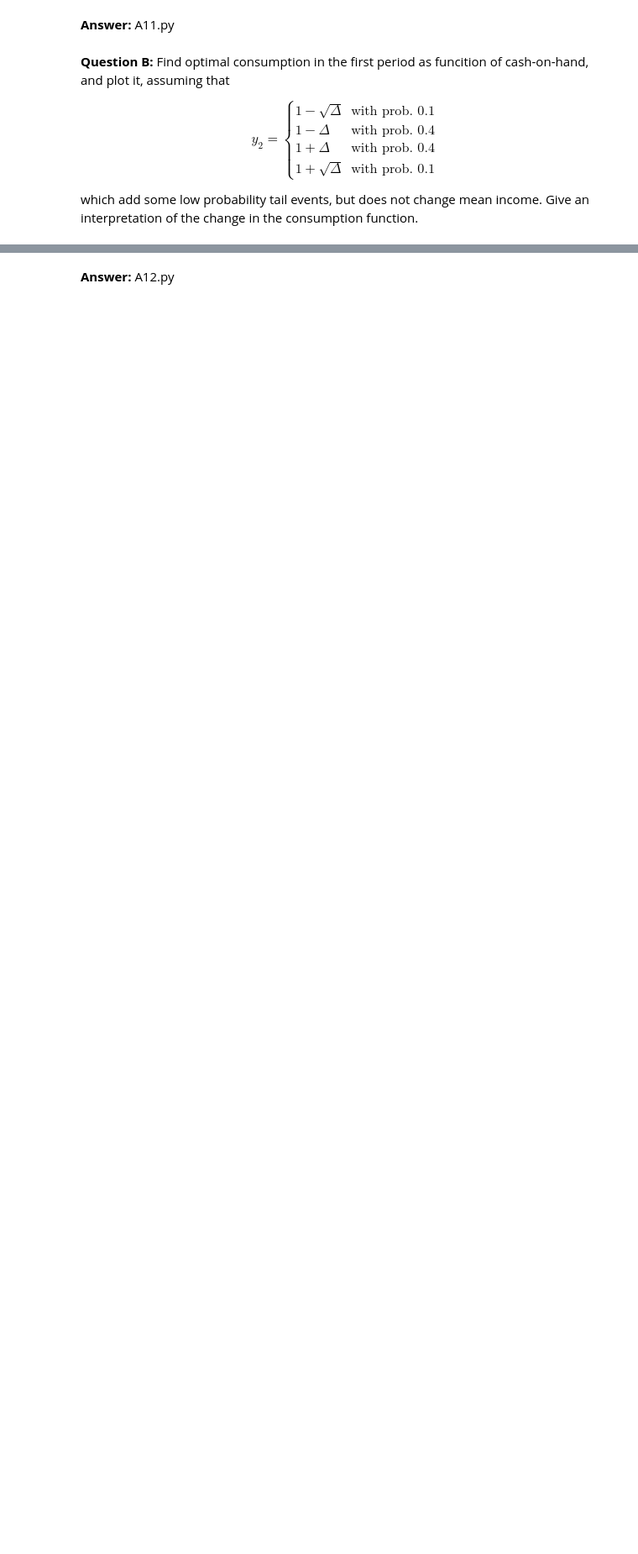
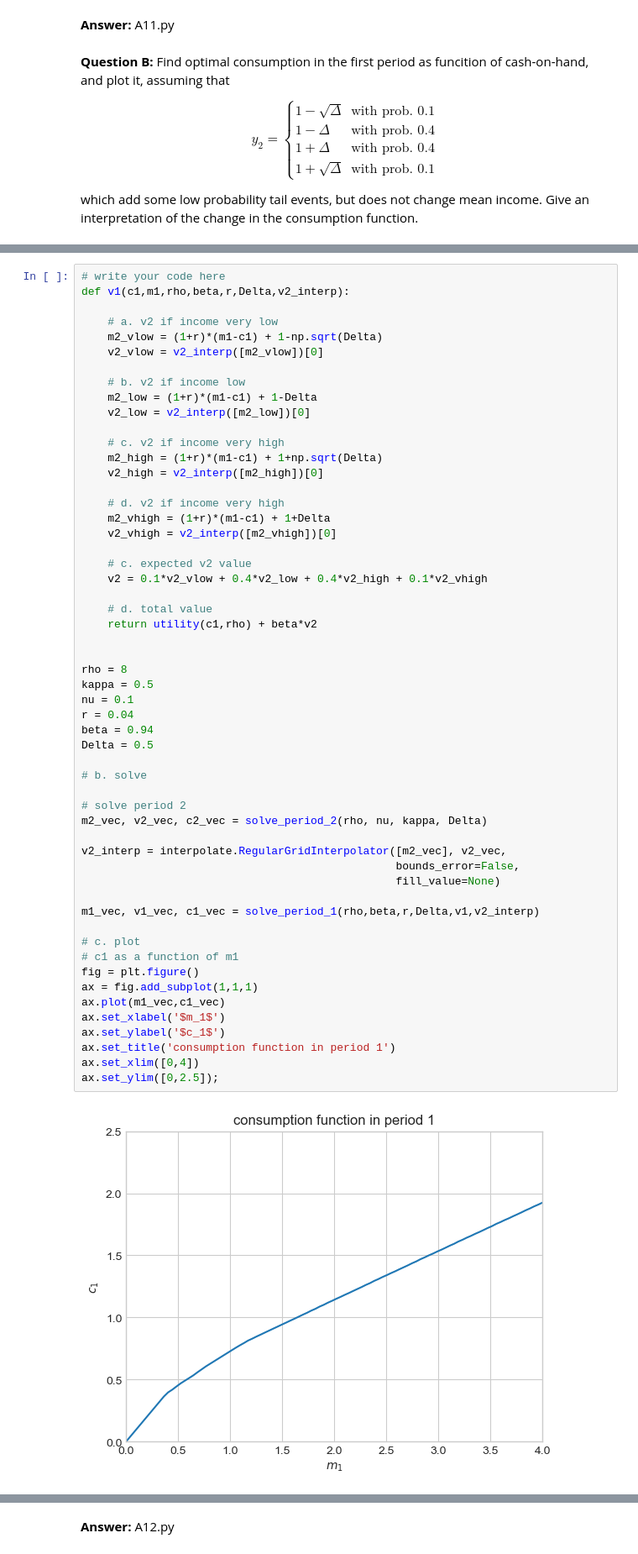
Before and after one commit to mjv474/IntroProg-exercises, a Jupyter notebook: PS7/problem_set_7.ipynb, the cells around one changed output, grey strips where cells are left out. Shown at 84% size. Drawn from its saved outputs; the diff is of its cells as text; blank space fills up the shorter version.

```diff
--- a/PS7/problem_set_7.ipynb
+++ b/PS7/problem_set_7.ipynb
@@ -554,0 +568,57 @@ which add some low probability tail events, but does not change mean income. Giv
+# %%
+# write your code here
+def v1(c1,m1,rho,beta,r,Delta,v2_interp):
+
+    # a. v2 if income very low
+    m2_vlow = (1+r)*(m1-c1) + 1-np.sqrt(Delta)
+    v2_vlow = v2_interp([m2_vlow])[0]
+
+    # b. v2 if income low
+    m2_low = (1+r)*(m1-c1) + 1-Delta
+    v2_low = v2_interp([m2_low])[0]
+
+    # c. v2 if income very high
+    m2_high = (1+r)*(m1-c1) + 1+np.sqrt(Delta)
+    v2_high = v2_interp([m2_high])[0]
+
+    # d. v2 if income very high
+    m2_vhigh = (1+r)*(m1-c1) + 1+Delta
+    v2_vhigh = v2_interp([m2_vhigh])[0]
+
+    # c. expected v2 value
+    v2 = 0.1*v2_vlow + 0.4*v2_low + 0.4*v2_high + 0.1*v2_vhigh
+
+    # d. total value
+    return utility(c1,rho) + beta*v2
+
+
+rho = 8
+kappa = 0.5
+nu = 0.1
+r = 0.04
+beta = 0.94
+Delta = 0.5
+
+# b. solve
+
+# solve period 2
+m2_vec, v2_vec, c2_vec = solve_period_2(rho, nu, kappa, Delta)
+
+v2_interp = interpolate.RegularGridInterpolator([m2_vec], v2_vec,
+                                                bounds_error=False,
+                                                fill_value=None)
+
+m1_vec, v1_vec, c1_vec = solve_period_1(rho,beta,r,Delta,v1,v2_interp)
+
+# c. plot
+# c1 as a function of m1
+fig = plt.figure()
+ax = fig.add_subplot(1,1,1)
+ax.plot(m1_vec,c1_vec)
+ax.set_xlabel('$m_1$')
+ax.set_ylabel('$c_1$')
+ax.set_title('consumption function in period 1')
+ax.set_xlim([0,4])
+ax.set_ylim([0,2.5]);
+# %% [output]
+[figure, added]
```
Also changed, not shown: parts of 8 cells of this notebook.
